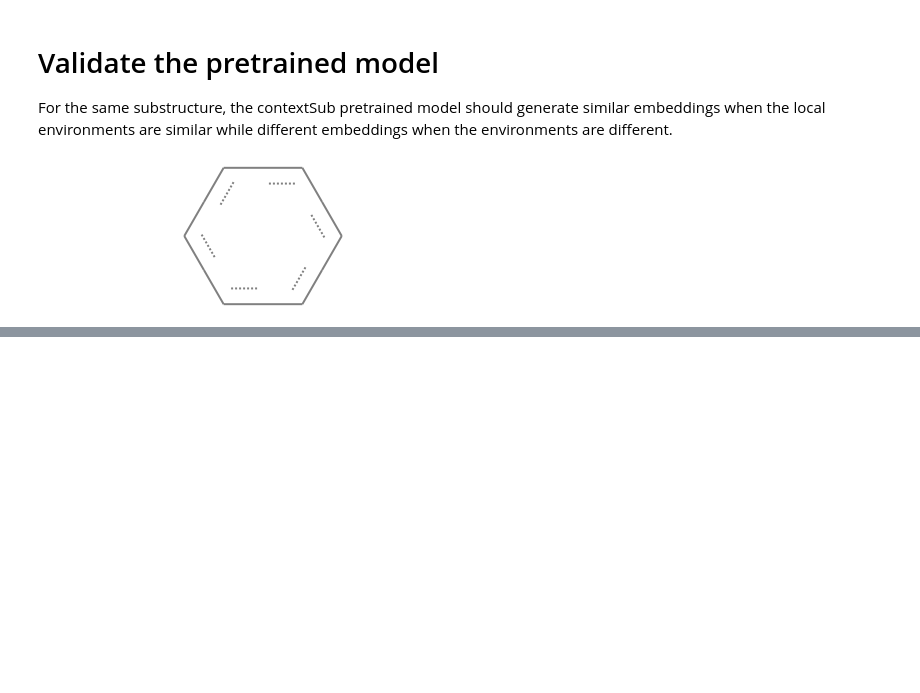
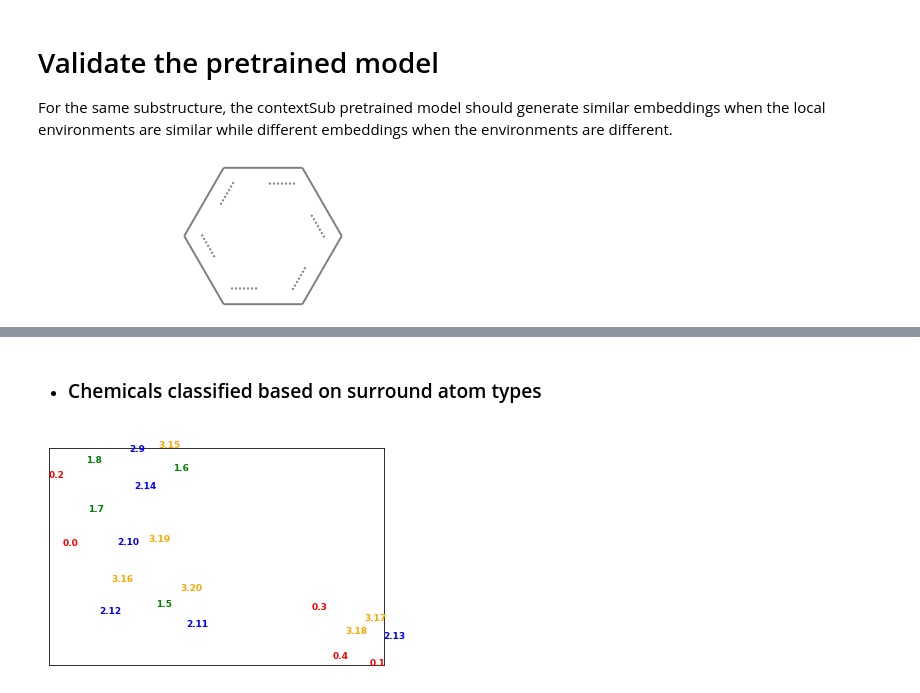
Before and after one commit to thomasly/slgnn, a Jupyter notebook: contextSub_pretrained_model_validation.ipynb, the cells around one changed output, grey strips where cells are left out. Cells and saved outputs as stored; diff of their text form; code cells hidden in the pictures; blank space fills up the shorter version.

```diff
--- a/contextSub_pretrained_model_validation.ipynb
+++ b/contextSub_pretrained_model_validation.ipynb
@@ -32,3 +50,10 @@ pattern
+# %% [markdown]
+* ### Chemicals classified based on surround atom types
 # %%
 chm = "contextSub/dataset/testing_chemicals_surroundings.json"
 pattern_embs, y = evaluate_pretraining(pattern, chm, "contextSub/trained_models/contextSub_chembl_2.pth")
+# %%
+umap_emb = umap.UMAP(n_epochs=300).fit_transform(pattern_embs)
+plot_embedding(umap_emb, y, mode="text")
+# %% [output]
+[figure, added]
```
Also changed, not shown: parts of 102 cells of this notebook, 4 other files.
